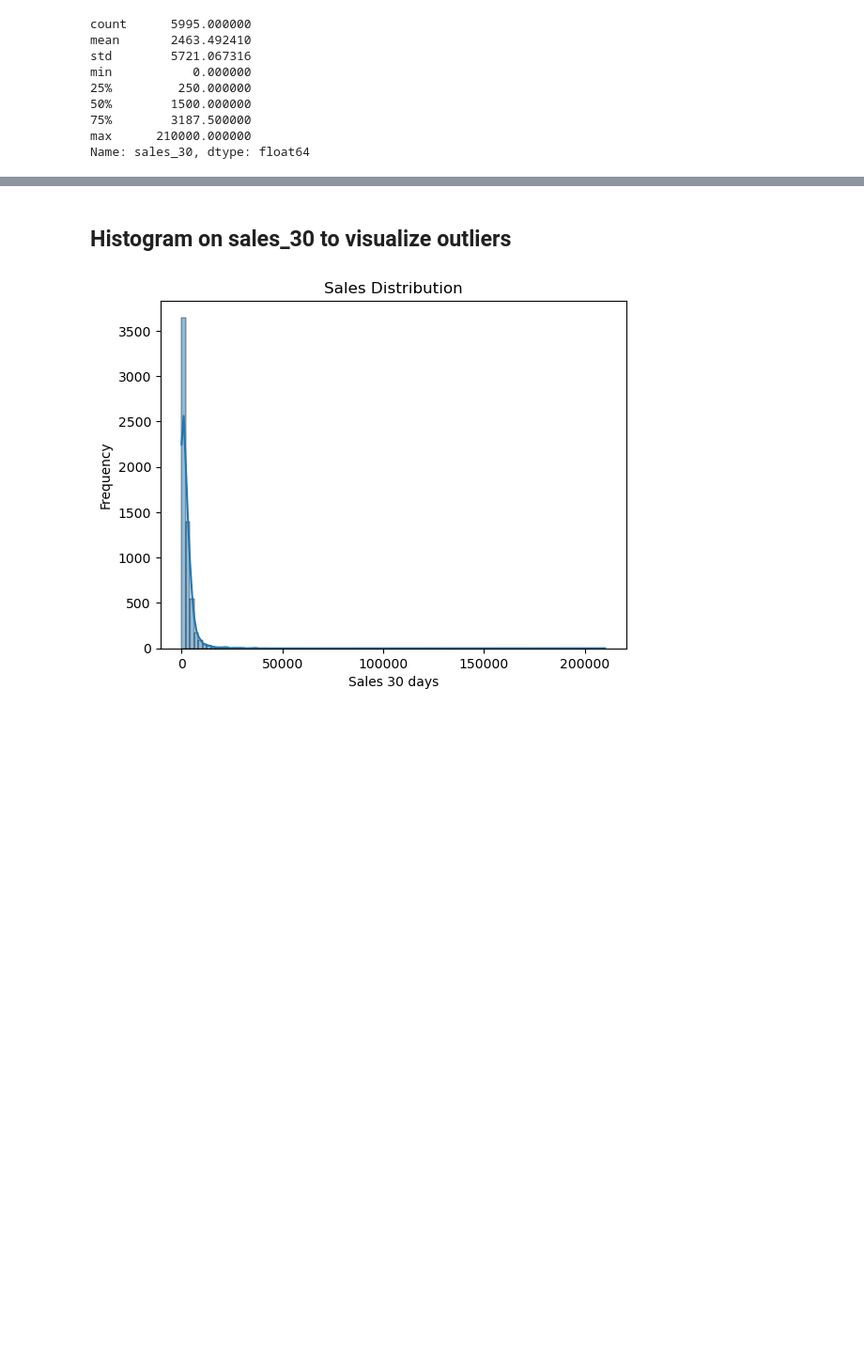
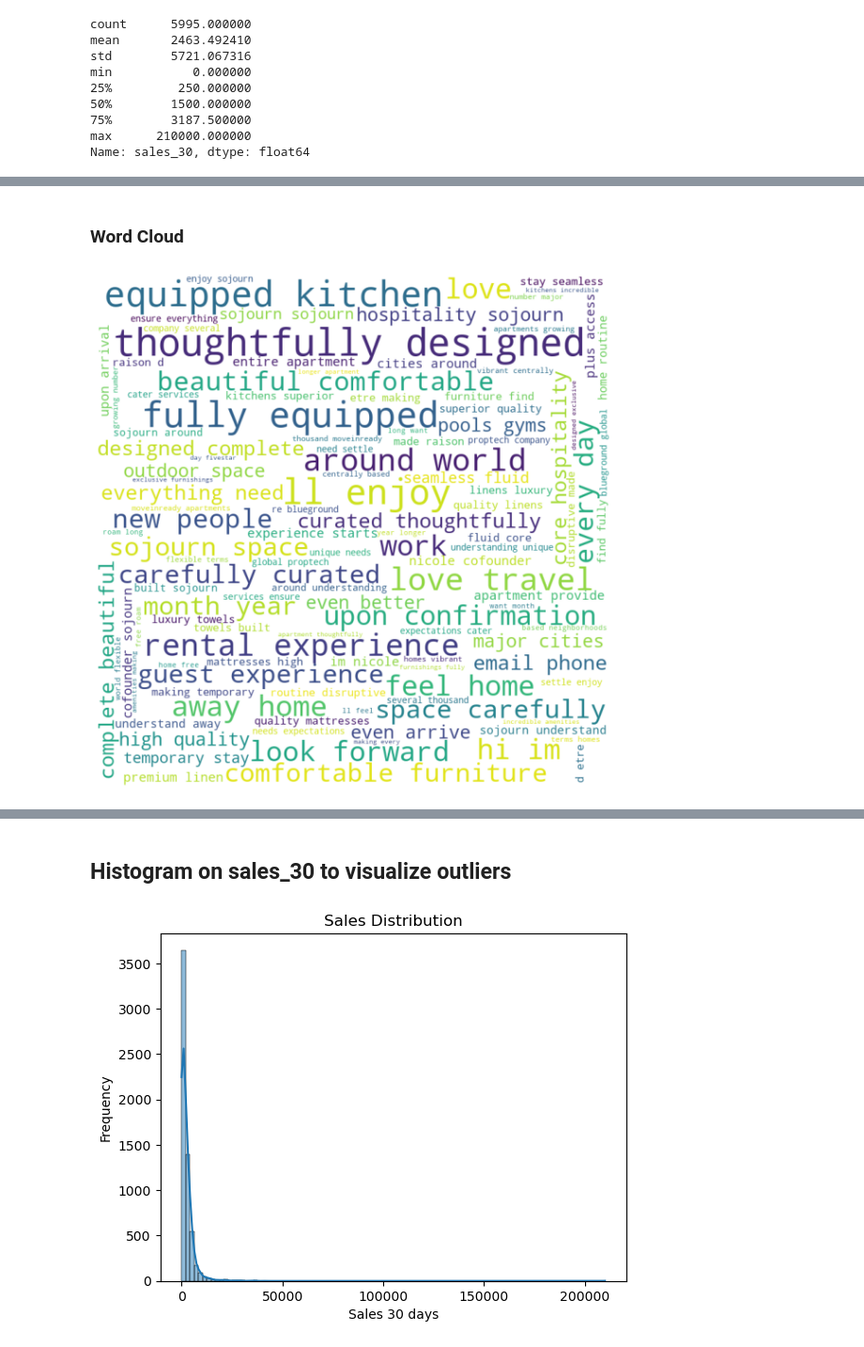
Before and after one commit to sk2337/datavizproject, a Jupyter notebook: data_cleaning.ipynb, the cells around one changed output, grey strips where cells are left out. Shown at 94% size. Saved outputs shown, nothing was run; the diff lists cells and outputs as text; code cells hidden in the pictures; blank space fills up the shorter version.

```diff
--- a/data_cleaning.ipynb
+++ b/data_cleaning.ipynb
@@ -52,0 +110,4 @@ Name: sales_30, dtype: float64
+# %%
+top_neighbourhoods = list(neighbourhood_mapping.values())
+df = df[df['neighbourhood_cleansed'].isin(top_neighbourhoods)]
+len(df)
@@ -52,0 +116,12 @@ Name: sales_30, dtype: float64
+# %%
+specified_review_score_columns = [
+    'review_scores_rating', 'review_scores_accuracy', 'review_scores_cleanliness',
+    'review_scores_checkin', 'review_scores_communication', 'review_scores_location',
+    'review_scores_value'
+]
+
+# Calculate the average review score across the specified columns
+df['average_review_score'] = df[specified_review_score_columns].mean(axis=1)
+
+# Display the first few rows to confirm the new column addition for the specific review score columns
+df.head()
@@ -52,0 +204,52 @@ Name: sales_30, dtype: float64
+# %% [markdown]
+### Word Cloud
+# %%
+import pandas as pd
+from wordcloud import WordCloud
+import matplotlib.pyplot as plt
+import string
+from collections import Counter
+
+# Extract the 'host_about' column, removing NaN values
+host_about_text = df['host_about'].dropna()
+
+# Combine all host_about descriptions into one large text
+combined_text = " ".join(host_about_text)
+
+# Removing punctuation
+translator = str.maketrans('', '', string.punctuation)
+text_no_punctuation = combined_text.translate(translator)
+
+# Manually defining a basic set of English stopwords
+basic_stopwords = set([
+    "i", "me", "my", "myself", "we", "our", "ours", "ourselves", "you", "your", "yours",
+    "yourself", "yourselves", "he", "him", "his", "himself", "she", "her", "hers",
+    "herself", "it", "its", "itself", "they", "them", "their", "theirs", "themselves",
+    "what", "which", "who", "whom", "this", "that", "these", "those", "am", "is", "are",
+    "was", "were", "be", "been", "being", "have", "has", "had", "having", "do", "does",
+    "did", "doing", "a", "an", "the", "and", "but", "if", "or", "because", "as", "until",
+    "while", "of", "at", "by", "for", "with", "about", "against", "between", "into",
+    "through", "during", "before", "after", "above", "below", "to", "from", "up", "down",
+    "in", "out", "on", "off", "over", "under", "again", "further", "then", "once", "here",
+    "there", "when", "where", "why", "how", "all", "any", "both", "each", "few", "more",
+    "most", "other", "some", "such", "no", "nor", "not", "only", "own", "same", "so",
+    "than", "too", "very", "s", "t", "can", "will", "just", "don", "should", "now","washington","dc","you'll"
+])
+
+# Remove basic stopwords
+text_no_basic_stopwords = ' '.join([word for word in text_no_punctuation.lower().split() if word not in basic_stopwords])
+
+# Generate the word cloud with the simplified stopword set
+wordcloud = WordCloud(width = 800, height = 800,
+                background_color ='white',
+                stopwords = basic_stopwords,
+                min_font_size = 10).generate(text_no_basic_stopwords)
+
+# Display the word cloud
+plt.figure(figsize = (8, 8), facecolor = None)
+plt.imshow(wordcloud)
+plt.axis("off")
+plt.tight_layout(pad = 0)
+plt.show()
+# %% [output]
+[figure, added]
```
Also changed, not shown: parts of 13 cells of this notebook, 5 other files.
